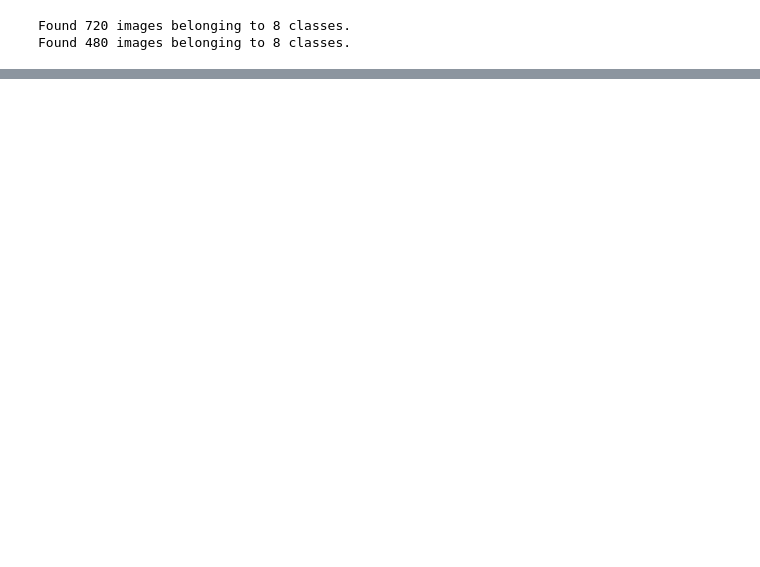
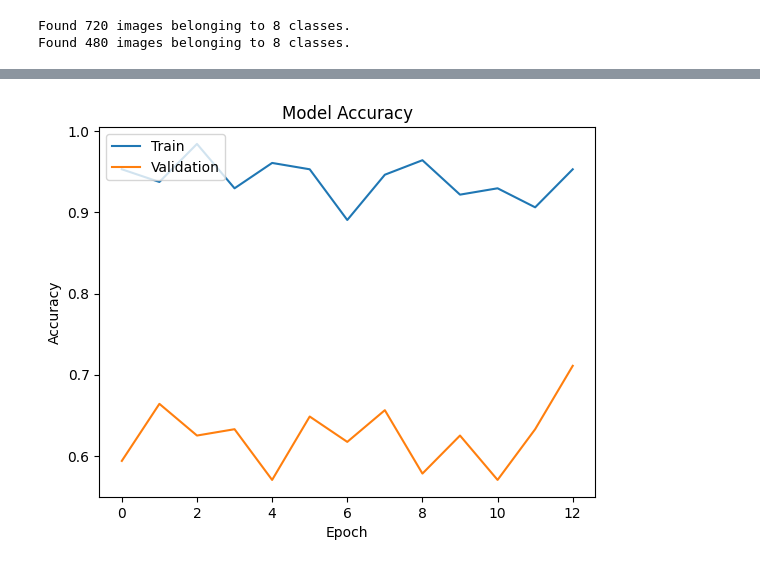
Before and after one commit to BangkitCapstone2023/BarKit-ML, a Jupyter notebook: Fitur1_Awang.ipynb, the cells around one changed output, grey strips where cells are left out. Drawn from its saved outputs; the diff is of its cells as text; code cells hidden in the pictures; blank space fills up the shorter version.

Commit message:
accuracy = 95% | val accuracy = 71%

```diff
--- a/Fitur1_Awang.ipynb
+++ b/Fitur1_Awang.ipynb
@@ -87,12 +87,12 @@ callbacks = myCallback()
 # %%
 hist = model.fit(
     train_generator,
-    steps_per_epoch= 16,
-    epochs= 50,
+    steps_per_epoch= 4,
+    epochs= 40,
     validation_data=validation_generator,
-    validation_steps= 12,
+    validation_steps= 4,
     verbose=1,
-    batch_size= 16,
+    batch_size= 8,
     callbacks=[callbacks]
 )
 # %% [output]
@@ -115,0 +116,11 @@ Epoch 50/50
+# %%
+# Menampilkan plot akurasi pelatihan
+plt.plot(hist.history['accuracy'])
+plt.plot(hist.history['val_accuracy'])
+plt.title('Model Accuracy')
+plt.ylabel('Accuracy')
+plt.xlabel('Epoch')
+plt.legend(['Train', 'Validation'], loc='upper left')
+plt.show()
+# %% [output]
+[figure, added]
```
Also changed, not shown: parts of 3 cells of this notebook.
